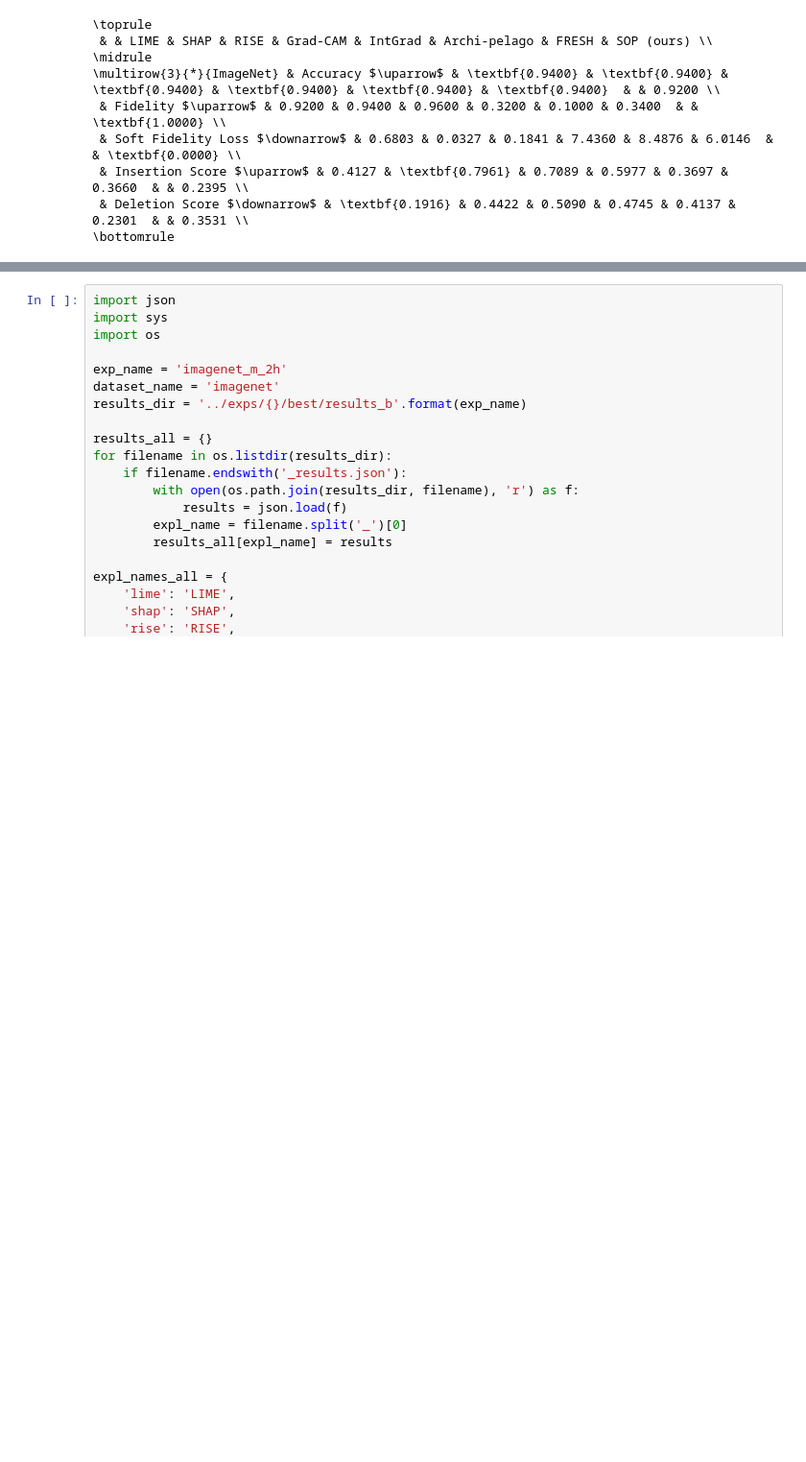
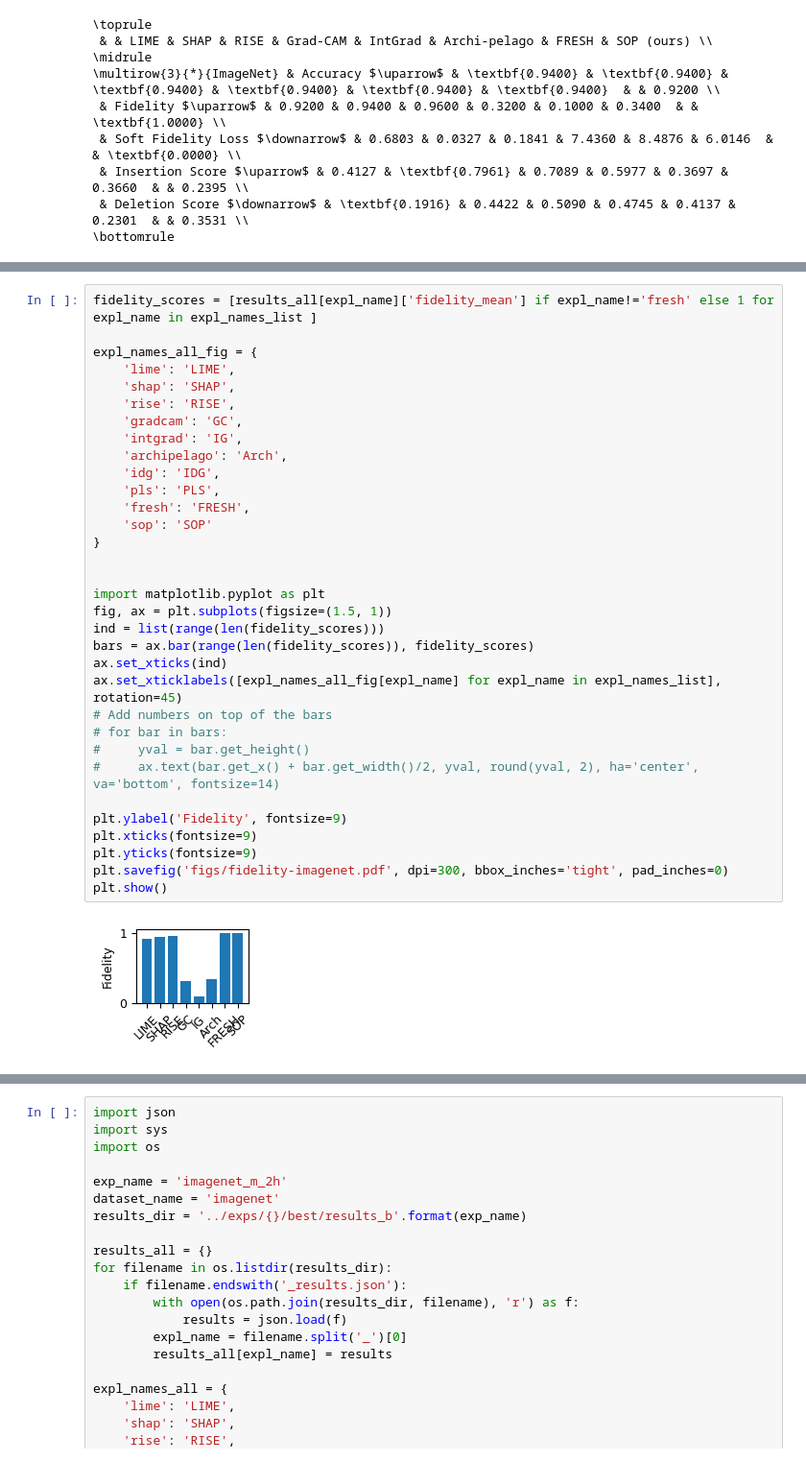
Before and after one commit to BrachioLab/sop, a Jupyter notebook: notebooks/gen_results_table.ipynb, the cells around one changed output, grey strips where cells are left out. Shown at 96% size. Saved outputs shown, nothing was run; the diff lists cells and outputs as text; blank space fills up the shorter version.

```diff
--- a/notebooks/gen_results_table.ipynb
+++ b/notebooks/gen_results_table.ipynb
@@ -117,0 +163,35 @@ gen_latex_table(results_all, expl_names_all, expl_names_list, dataset_name, data
+# %%
+fidelity_scores = [results_all[expl_name]['fidelity_mean'] if expl_name!='fresh' else 1 for expl_name in expl_names_list ]
+
+expl_names_all_fig = {
+    'lime': 'LIME',
+    'shap': 'SHAP',
+    'rise': 'RISE',
+    'gradcam': 'GC',
+    'intgrad': 'IG',
+    'archipelago': 'Arch',
+    'idg': 'IDG',
+    'pls': 'PLS',
+    'fresh': 'FRESH',
+    'sop': 'SOP'
+}
+
+
+import matplotlib.pyplot as plt
+fig, ax = plt.subplots(figsize=(1.5, 1))
+ind = list(range(len(fidelity_scores)))
+bars = ax.bar(range(len(fidelity_scores)), fidelity_scores)
+ax.set_xticks(ind)
+ax.set_xticklabels([expl_names_all_fig[expl_name] for expl_name in expl_names_list], rotation=45)
+# Add numbers on top of the bars
+# for bar in bars:
+#     yval = bar.get_height()
+#     ax.text(bar.get_x() + bar.get_width()/2, yval, round(yval, 2), ha='center', va='bottom', fontsize=14)
+
+plt.ylabel('Fidelity', fontsize=9)
+plt.xticks(fontsize=9)
+plt.yticks(fontsize=9)
+plt.savefig('figs/fidelity-imagenet.pdf', dpi=300, bbox_inches='tight', pad_inches=0)
+plt.show()
+# %% [output]
+[figure, added]
```
Also changed, not shown: parts of 35 cells of this notebook, 21 other files.
